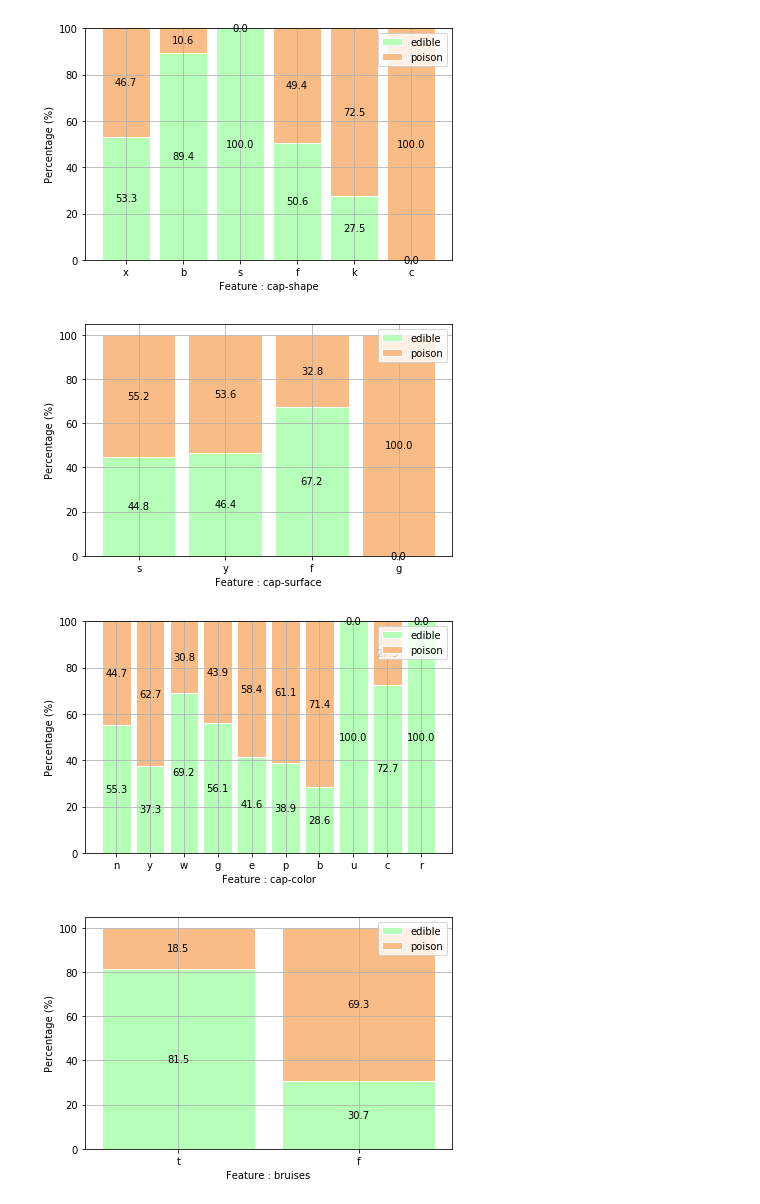
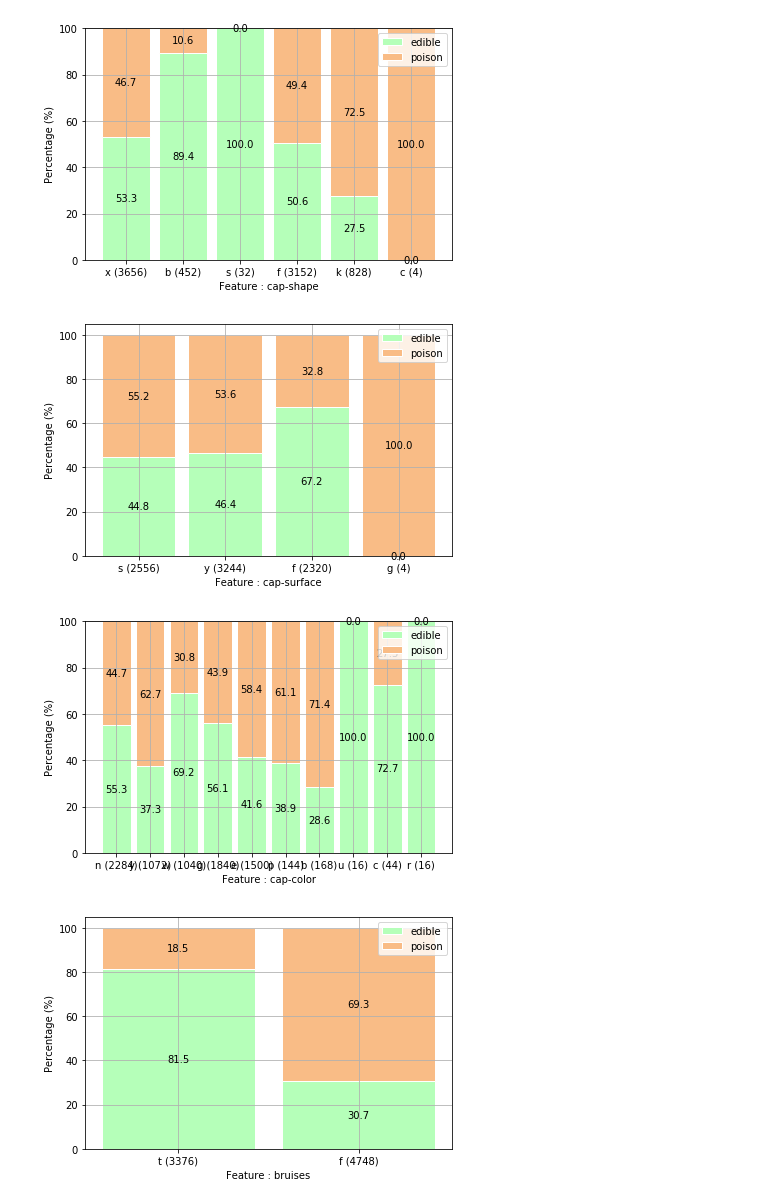
Before and after one commit to Data-Competition/Super-Mario, a Jupyter notebook: char-test-v2.ipynb, the cells around one changed output. Saved outputs shown, nothing was run; the diff lists cells and outputs as text; code cells hidden in the pictures.

```diff
--- a/char-test-v2.ipynb
+++ b/char-test-v2.ipynb
@@ -54,36 +54,38 @@ if not os.path.exists('./stack_bar/'):
     os.mkdir("./stack_bar/")
 
 def stack_bar(d, name="", title=""):
     e_data = [100. * x / (x + y) for x, y in d.values()]
     p_data = [100. * y / (x + y) for x, y in d.values()]
 
     e_bar = plt.bar(d.keys(), e_data, label='edible', color='#b5ffb9', edgecolor='white', width=.85)
     p_bar = plt.bar(d.keys(), p_data, label='poison', bottom=e_data, color='#f9bc86', edgecolor='white', width=.85)
     bars = [e_bar, p_bar]
 
     for axis in bars:
         for bar in axis:
             w, h = bar.get_width(), bar.get_height()
             plt.text(bar.get_x() + w / 2, bar.get_y() + h / 2,
-                     "{:.1f}".format(h), ha="center", va="center")
+                     "{:.1f}".format(h),
+                     ha="center", va="center")
 
     plt.title(title)
-    plt.xticks(np.arange(len(d.keys())), d.keys())
+    xtick_name = [ "%s (%d)" % (k, x + y) for k, [x, y] in d.items()]
+    plt.xticks(np.arange(len(xtick_name)), xtick_name)
     plt.xlabel("Feature : %s" % name)
     plt.ylabel("Percentage (%)")
 
     plt.grid()
     plt.legend()
     plt.tight_layout()
 
     plt.savefig('./stack_bar/%s.png' % name)
     plt.show()
 
 
 for k, v in dists.items():
     stack_bar(v, k)
 # %% [output]
-[figure, old version]
+[figure, new version]
-[figure, old version]
+[figure, new version]
-[figure, old version]
+[figure, new version]
-[figure, old version]
+[figure, new version]
```
Also changed, not shown: parts of 1 cell of this notebook, 21 other files.
